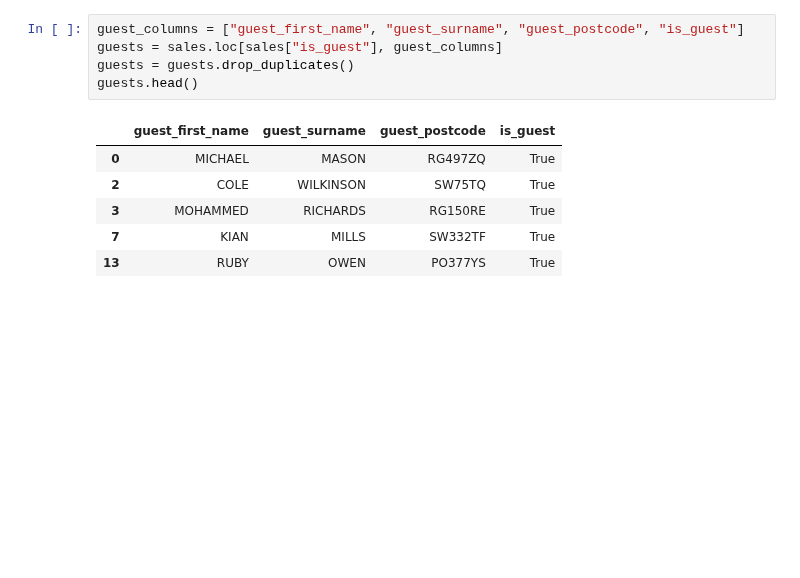
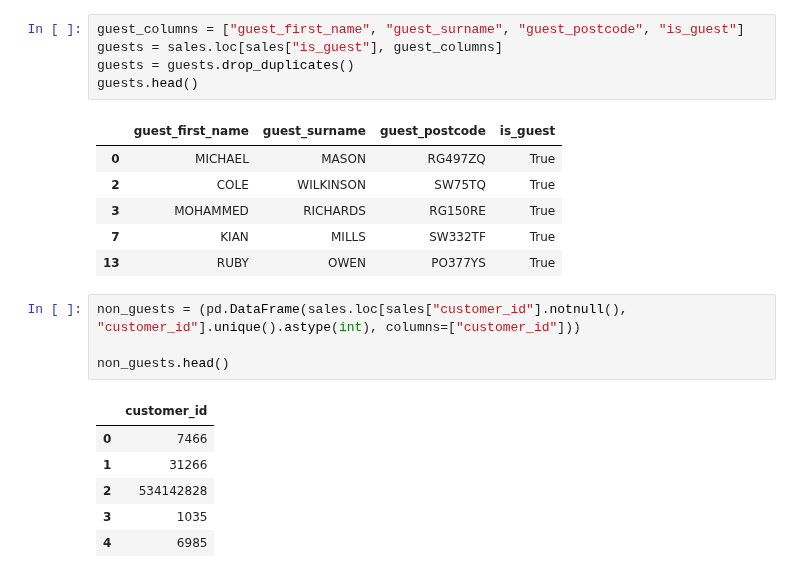
Before and after one commit to jeremysb1/data_analysis_projects, a Jupyter notebook: modeling.ipynb, the cells around one changed output. Saved outputs shown, nothing was run; the diff lists cells and outputs as text; blank space fills up the shorter version.

Commit message:
filtered non_guest data

```diff
--- a/modeling.ipynb
+++ b/modeling.ipynb
@@ -80,3 +80,14 @@ guests.head()
 | 3 | MOHAMMED | RICHARDS | RG150RE | True |
 | 7 | KIAN | MILLS | SW332TF | True |
 | 13 | RUBY | OWEN | PO377YS | True |
+# %%
+non_guests = (pd.DataFrame(sales.loc[sales["customer_id"].notnull(), "customer_id"].unique().astype(int), columns=["customer_id"]))
+
+non_guests.head()
+# %% [output]
+|  | customer_id |
+| 0 | 7466 |
+| 1 | 31266 |
+| 2 | 534142828 |
+| 3 | 1035 |
+| 4 | 6985 |
```
